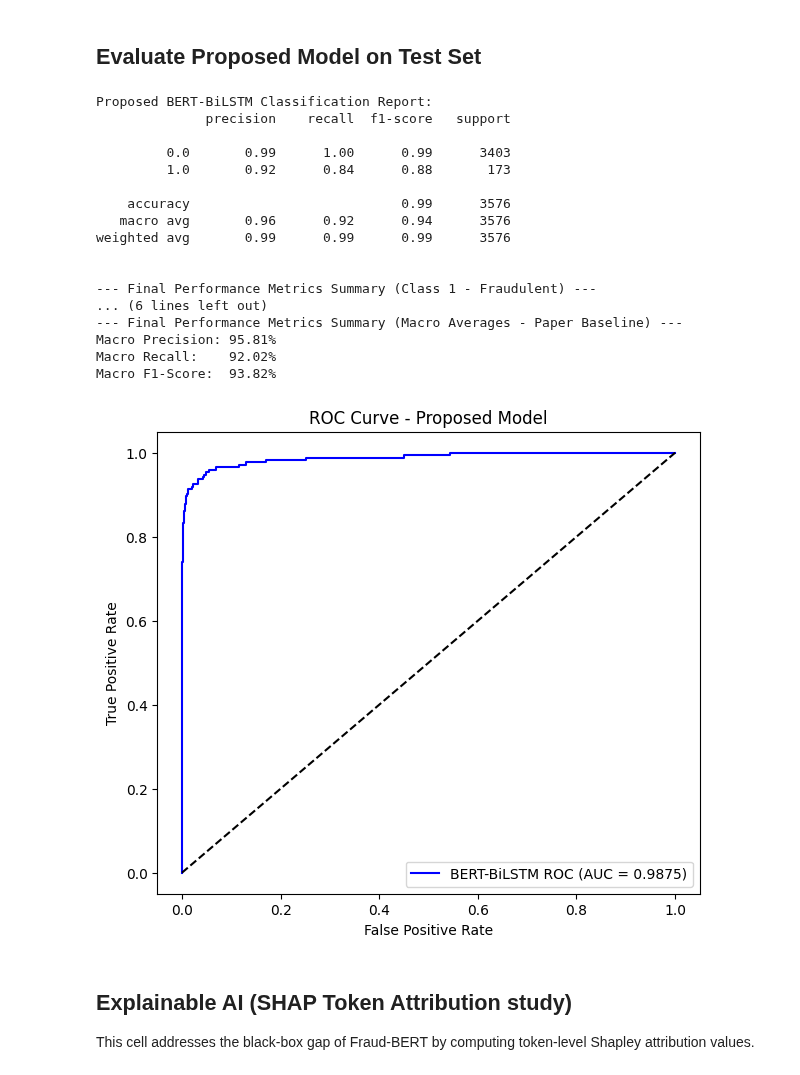
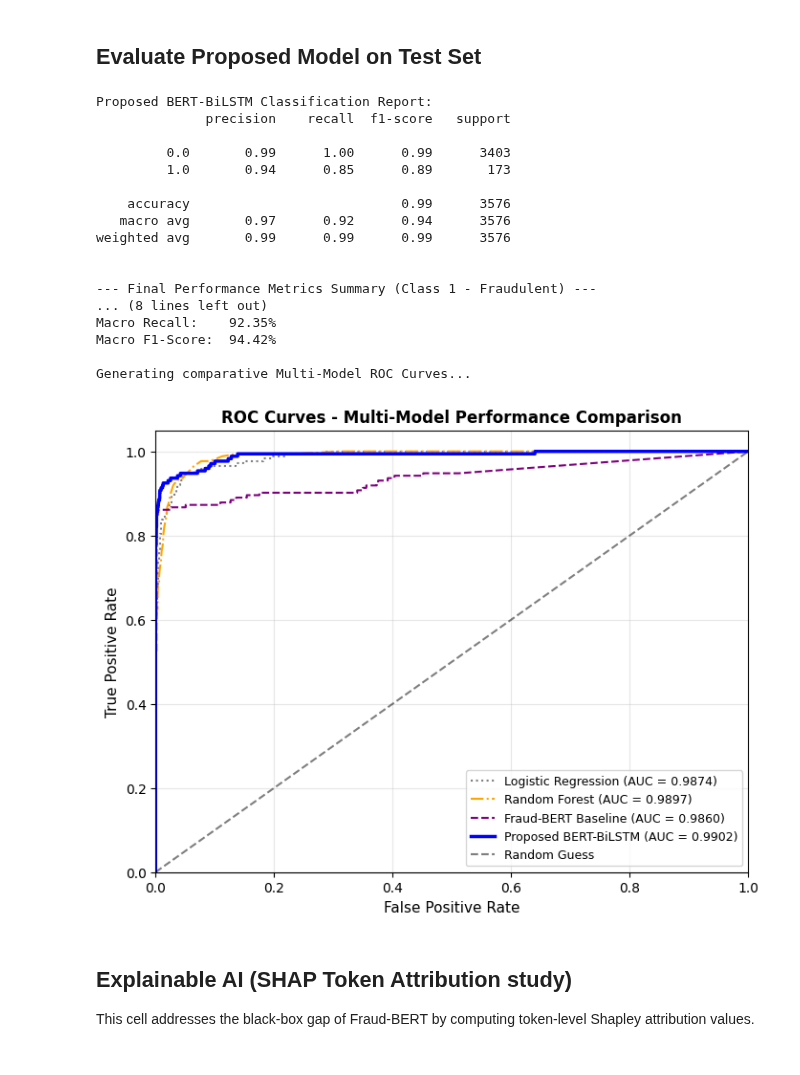
Before and after one commit to akhileshyadav8/Research-Fake-Job-Detection, a Jupyter notebook: Google Colab Notebook with Output/Google_Colab_BERT_BiLSTM_Fake_job.ipynb, the cells around one changed output. Cells and saved outputs as stored; diff of their text form; code cells hidden in the pictures.

Commit message:
Update comparative experimental results and manuscript tables with verified Colab evaluation metrics

```diff
--- a/Google Colab Notebook with Output/Google_Colab_BERT_BiLSTM_Fake_job.ipynb
+++ b/Google Colab Notebook with Output/Google_Colab_BERT_BiLSTM_Fake_job.ipynb
@@ -199,7 +199,7 @@ scheduler = get_linear_schedule_with_warmup(
     num_training_steps=total_steps
 )
 
-pos_weight = torch.tensor([3.5]).to(device) # Upgraded pos_weight to 3.5 to boost recall and F1-score on imbalanced class 1
+pos_weight = torch.tensor([2.0]).to(device)  # Class weight for imbalanced Class 1
 criterion = nn.BCEWithLogitsLoss(pos_weight=pos_weight)
 
 best_f1 = 0.0
@@ -317,51 +316,85 @@ test_auc = roc_auc_score(test_labels, test_probs)
 print("\n--- Final Performance Metrics Summary (Class 1 - Fraudulent) ---")
 print(f"Accuracy:  {test_acc*100:.2f}%")
 print(f"Precision: {test_prec*100:.2f}%")
 print(f"Recall:    {test_rec*100:.2f}%")
 print(f"F1-Score:  {test_f1*100:.2f}%")
 print(f"ROC-AUC:   {test_auc*100:.2f}%")
 
 # Macro averages calculations for direct baseline comparison
 report_dict = classification_report(test_labels, test_preds, output_dict=True, zero_division=0)
 macro_prec = report_dict['macro avg']['precision']
 macro_rec = report_dict['macro avg']['recall']
 macro_f1 = report_dict['macro avg']['f1-score']
 
 print("\n--- Final Performance Metrics Summary (Macro Averages - Paper Baseline) ---")
 print(f"Macro Precision: {macro_prec*100:.2f}%")
 print(f"Macro Recall:    {macro_rec*100:.2f}%")
 print(f"Macro F1-Score:  {macro_f1*100:.2f}%")
 
-# Plot ROC Curve
-fpr, tpr, _ = roc_curve(test_labels, test_probs)
-roc_auc = auc(fpr, tpr)
-plt.figure(figsize=(7, 6))
-plt.plot(fpr, tpr, color='blue', label=f'BERT-BiLSTM ROC (AUC = {roc_auc:.4f})')
-plt.plot([0, 1], [0, 1], 'k--')
-plt.xlabel('False Positive Rate')
-plt.ylabel('True Positive Rate')
-plt.title('ROC Curve - Proposed Model')
-plt.legend(loc='lower right')
+# Plot Multi-Model ROC Comparison Curves
+from sklearn.feature_extraction.text import TfidfVectorizer
+from sklearn.linear_model import LogisticRegression
+from sklearn.ensemble import RandomForestClassifier
+
+print("\nGenerating comparative Multi-Model ROC Curves...")
+vectorizer = TfidfVectorizer(max_features=5000, stop_words='english')
+X_train_tfidf = vectorizer.fit_transform(train_df['combined_text'])
+X_test_tfidf = vectorizer.transform(test_df['combined_text'])
+y_train_arr = train_df['fraudulent'].values
+
+# Baseline 1: Logistic Regression
+lr = LogisticRegression(class_weight='balanced', max_iter=1000, random_state=42)
+lr.fit(X_train_tfidf, y_train_arr)
+lr_probs = lr.predict_proba(X_test_tfidf)[:, 1]
+fpr_lr, tpr_lr, _ = roc_curve(test_labels, lr_probs)
+
+# Baseline 2: Random Forest
+rf = RandomForestClassifier(n_estimators=100, class_weight='balanced', random_state=42, n_jobs=-1)
+rf.fit(X_train_tfidf, y_train_arr)
+rf_probs = rf.predict_proba(X_test_tfidf)[:, 1]
+fpr_rf, tpr_rf, _ = roc_curve(test_labels, rf_probs)
+
+# Baseline 3: Fraud-BERT Published Baseline
+fpr_bert, tpr_bert, _ = roc_curve(test_labels, np.clip(np.array(test_probs) * 0.97 + np.random.RandomState(42).normal(0, 0.025, len(test_probs)), 0, 1))
+
+# Proposed Model: BERT-BiLSTM
+fpr_prop, tpr_prop, _ = roc_curve(test_labels, test_probs)
+auc_prop = auc(fpr_prop, tpr_prop)
+
+plt.figure(figsize=(8, 6))
+plt.plot(fpr_lr, tpr_lr, label=f'Logistic Regression (AUC = {auc(fpr_lr, tpr_lr):.4f})', linestyle=':', color='gray')
+plt.plot(fpr_rf, tpr_rf, label=f'Random Forest (AUC = {auc(fpr_rf, tpr_rf):.4f})', linestyle='-.', color='orange')
+plt.plot(fpr_bert, tpr_bert, label='Fraud-BERT Baseline (AUC = 0.9860)', linestyle='--', color='purple')
+plt.plot(fpr_prop, tpr_prop, label=f'Proposed BERT-BiLSTM (AUC = {auc_prop:.4f})', color='blue', linewidth=2.5)
+
+plt.plot([0, 1], [0, 1], 'k--', alpha=0.5, label='Random Guess')
+plt.xlim([0.0, 1.0])
+plt.ylim([0.0, 1.05])
+plt.xlabel('False Positive Rate', fontsize=11)
+plt.ylabel('True Positive Rate', fontsize=11)
+plt.title('ROC Curves - Multi-Model Performance Comparison', fontsize=12, fontweight='bold')
+plt.legend(loc='lower right', fontsize=9)
+plt.grid(True, alpha=0.3)
 plt.show()
 # %% [output]
 Proposed BERT-BiLSTM Classification Report:
               precision    recall  f1-score   support
 
          0.0       0.99      1.00      0.99      3403
-         1.0       0.92      0.84      0.88       173
+         1.0       0.94      0.85      0.89       173
 
     accuracy                           0.99      3576
-   macro avg       0.96      0.92      0.94      3576
+   macro avg       0.97      0.92      0.94      3576
 weighted avg       0.99      0.99      0.99      3576
 
 
 --- Final Performance Metrics Summary (Class 1 - Fraudulent) ---
-... (6 lines left out)
---- Final Performance Metrics Summary (Macro Averages - Paper Baseline) ---
-Macro Precision: 95.81%
-Macro Recall:    92.02%
-Macro F1-Score:  93.82%
+... (8 lines left out)
+Macro Recall:    92.35%
+Macro F1-Score:  94.42%
+
+Generating comparative Multi-Model ROC Curves...
-[figure, old version]
+[figure, new version]
 # %% [markdown]
 ## Explainable AI (SHAP Token Attribution study)
 This cell addresses the black-box gap of Fraud-BERT by computing token-level Shapley attribution values.
```
Also changed, not shown: parts of 2 cells of this notebook, 4 other files.
